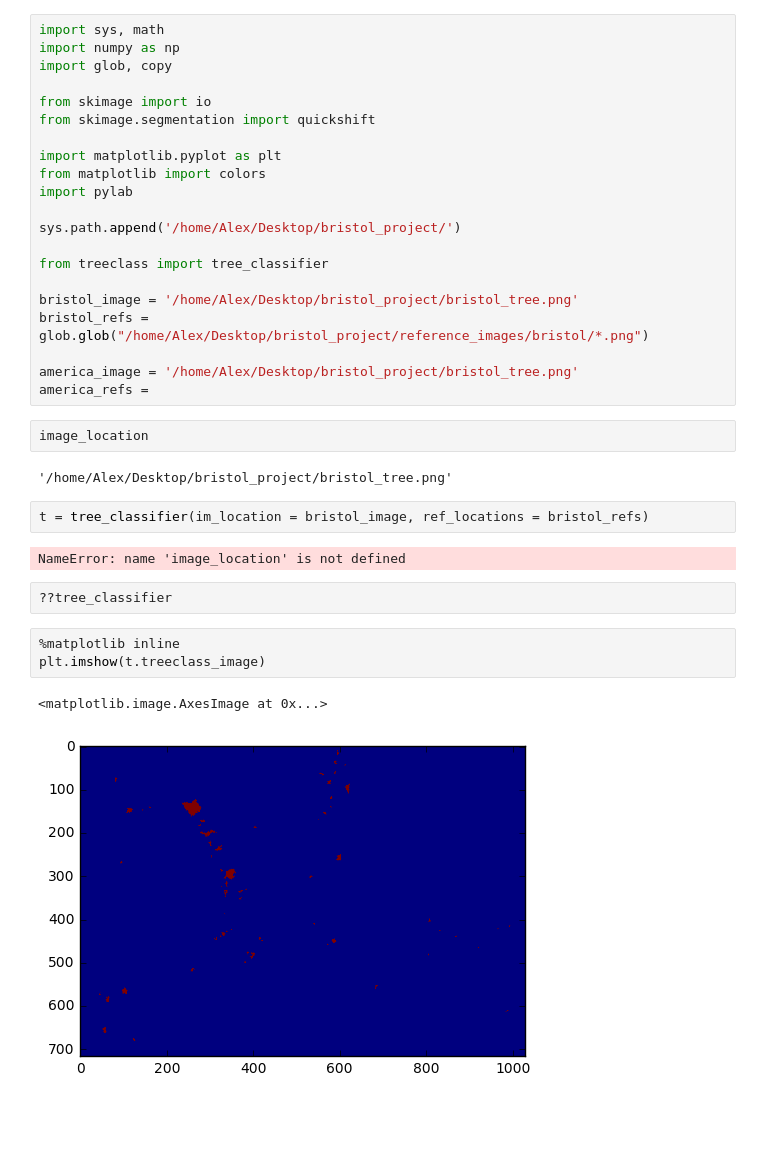
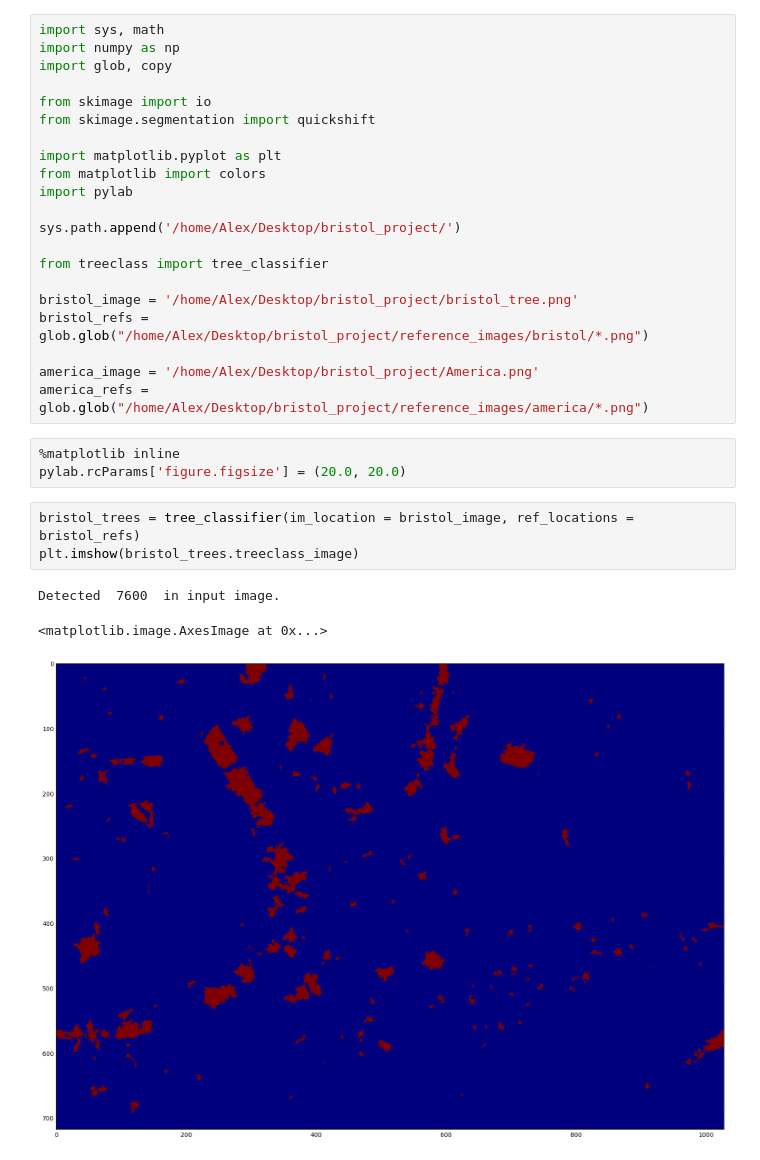
Before and after one commit to Vierod/bristol_project, a Jupyter notebook: demo.ipynb, the cells around one changed output. Drawn from its saved outputs; the diff is of its cells as text; blank space fills up the shorter version.

```diff
--- a/demo.ipynb
+++ b/demo.ipynb
@@ -17,21 +17,15 @@ from treeclass import tree_classifier
 bristol_image = '/home/Alex/Desktop/bristol_project/bristol_tree.png'
 bristol_refs = glob.glob("/home/Alex/Desktop/bristol_project/reference_images/bristol/*.png")
 
-america_image = '/home/Alex/Desktop/bristol_project/bristol_tree.png'
-america_refs =
+america_image = '/home/Alex/Desktop/bristol_project/America.png'
+america_refs = glob.glob("/home/Alex/Desktop/bristol_project/reference_images/america/*.png")
-# %%
-image_location
-# %% [output]
-'/home/Alex/Desktop/bristol_project/bristol_tree.png'
+# %%
+%matplotlib inline
+pylab.rcParams['figure.figsize'] = (20.0, 20.0)
 # %%
-t = tree_classifier(im_location = bristol_image, ref_locations = bristol_refs)
+bristol_trees = tree_classifier(im_location = bristol_image, ref_locations = bristol_refs)
+plt.imshow(bristol_trees.treeclass_image)
 # %% [output]
-NameError: name 'image_location' is not defined
+Detected  7600  in input image.
+<matplotlib.image.AxesImage at 0x...>
+[figure, added]
-# %%
-??tree_classifier
-# %%
-%matplotlib inline
-plt.imshow(t.treeclass_image)
-# %% [output]
-<matplotlib.image.AxesImage at 0x...>
-[figure, removed]
```
Also changed, not shown: parts of 2 cells of this notebook, 1 other file.
